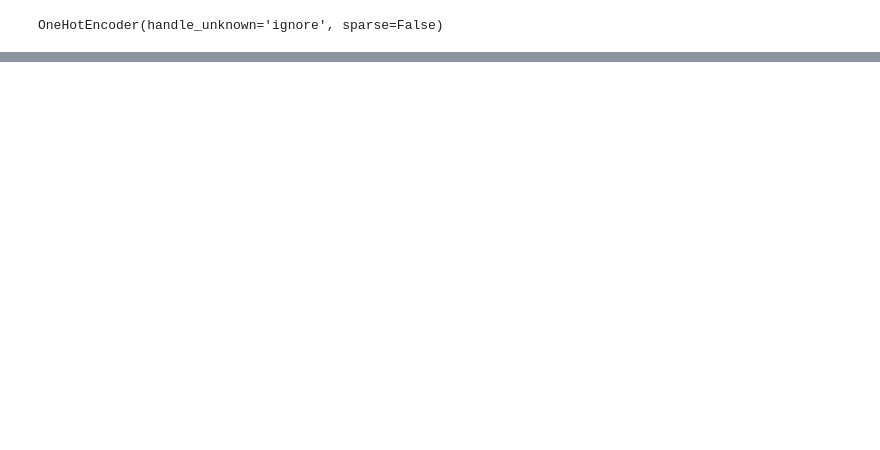
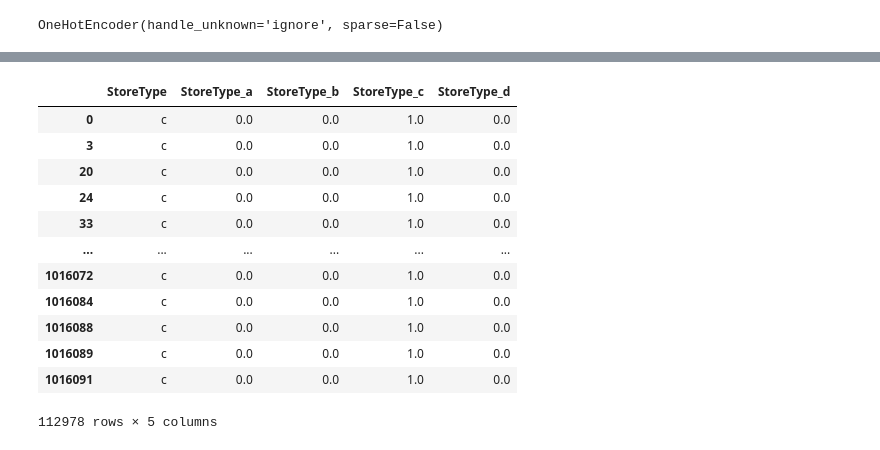
Before and after one commit to Neelam-Singhal/GradientBoostingModels, a Jupyter notebook: gbm.ipynb, the cells around one changed output, grey strips where cells are left out. Drawn from its saved outputs; the diff is of its cells as text; code cells hidden in the pictures; blank space fills up the shorter version.

```diff
--- a/gbm.ipynb
+++ b/gbm.ipynb
@@ -361,0 +369,2 @@ inputs.StateHoliday.value_counts
+# %%
+inputs.StateHoliday = inputs.StateHoliday.map(lambda x: '0' if x == 0 else x)
@@ -371,5 +385,5 @@ onehotencode.fit(inputs[['DayOfWeek', 'StoreType', 'Assortment']])
 # %% [output]
 OneHotEncoder(handle_unknown='ignore', sparse=False)
 # %%
-inputs[encoded_cols] = onehotencode.transform(inputs[categorical_cols])
+onehotencode.transform(inputs[categorical_cols])
 # %% [output]
@@ -376,0 +406,16 @@ TypeError: '<' not supported between instances of 'str' and 'int'
+# %%
+inputs[['StoreType', 'StoreType_a', 'StoreType_b', 'StoreType_c', 'StoreType_d']][inputs.StoreType == 'c']
+# %% [output]
+|  | StoreType | StoreType_a | StoreType_b | StoreType_c | StoreType_d |
+| 0 | c | 0.0 | 0.0 | 1.0 | 0.0 |
+| 3 | c | 0.0 | 0.0 | 1.0 | 0.0 |
+| 20 | c | 0.0 | 0.0 | 1.0 | 0.0 |
+| 24 | c | 0.0 | 0.0 | 1.0 | 0.0 |
+| 33 | c | 0.0 | 0.0 | 1.0 | 0.0 |
+| ... | ... | ... | ... | ... | ... |
+| 1016072 | c | 0.0 | 0.0 | 1.0 | 0.0 |
+| 1016084 | c | 0.0 | 0.0 | 1.0 | 0.0 |
+| 1016088 | c | 0.0 | 0.0 | 1.0 | 0.0 |
+| 1016089 | c | 0.0 | 0.0 | 1.0 | 0.0 |
+| 1016091 | c | 0.0 | 0.0 | 1.0 | 0.0 |
+112978 rows × 5 columns
```
Also changed, not shown: parts of 5 cells of this notebook.
